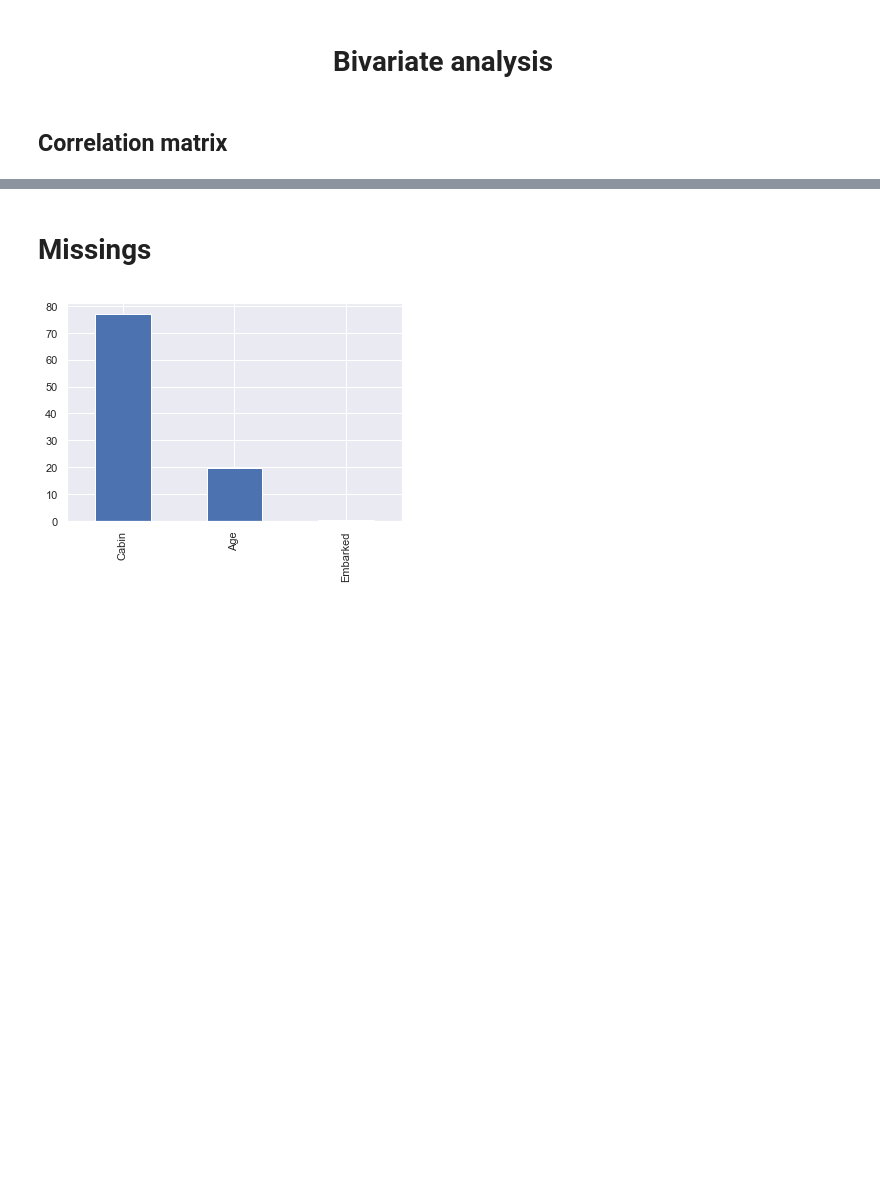
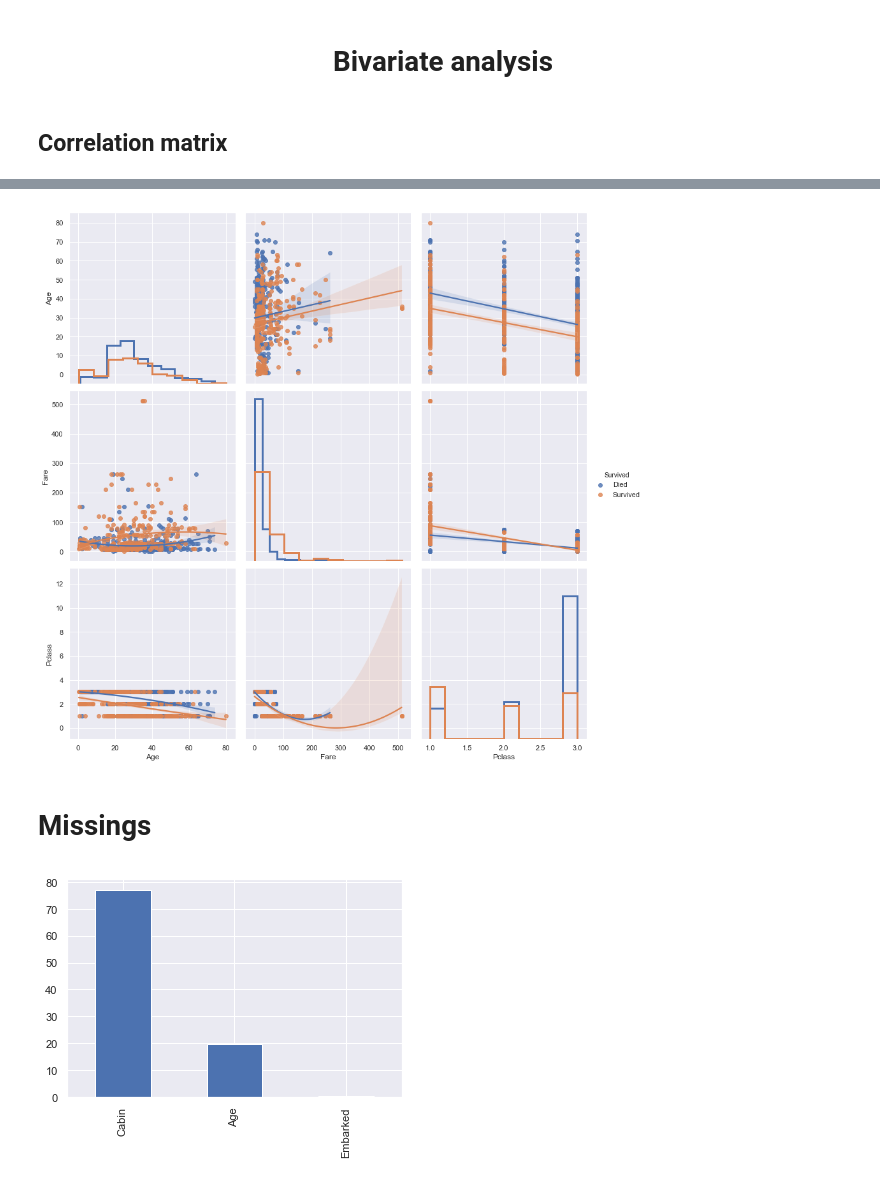
Before and after one commit to SaturdaysAI-Murcia/machine-learning, a Jupyter notebook: 2. Tabular data (clas)/2.1 EDA.ipynb, the cells around one changed output, grey strips where cells are left out. Drawn from its saved outputs; the diff is of its cells as text; code cells hidden in the pictures; blank space fills up the shorter version.

```diff
--- a/2. Tabular data (clas)/2.1 EDA.ipynb
+++ b/2. Tabular data (clas)/2.1 EDA.ipynb
@@ -175,3 +188,14 @@ sns.pairplot(df);
+# %%
+# Create an instance of the PairGrid class.
+grid = sns.PairGrid(data=df, vars=['Age', 'Fare', "Pclass"], hue="Survived", height=4)
+
+grid = grid.map_upper(sns.regplot)
+grid = grid.map_diag(plt.hist, histtype="step", linewidth=3)
+grid = grid.map_lower(sns.regplot, order=2)
+grid = grid.add_legend()
+grid;
+# %% [output]
+[figure, added]
 # %% [markdown]
 # Missings
 # %%
```
Also changed, not shown: parts of 11 cells of this notebook.
